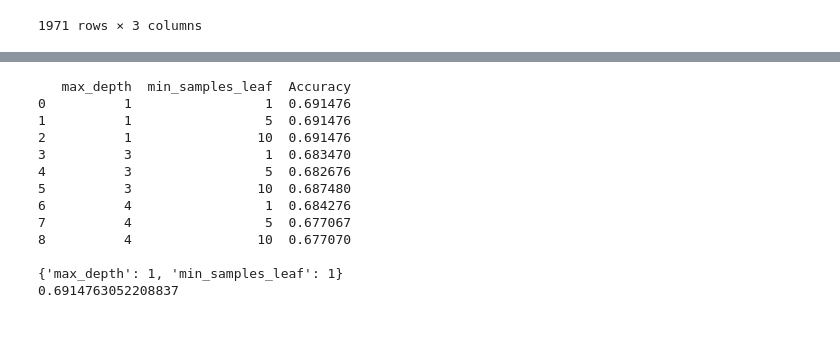
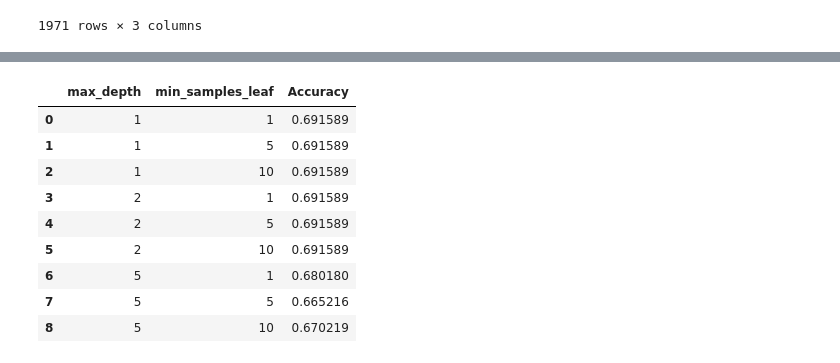
Before and after one commit to Geoff24/Show-Renewal-Prediction, a Jupyter notebook: TV_Shows_Project.ipynb, the cells around one changed output, grey strips where cells are left out. Drawn from its saved outputs; the diff is of its cells as text; code cells hidden in the pictures; blank space fills up the shorter version.

```diff
--- a/TV_Shows_Project.ipynb
+++ b/TV_Shows_Project.ipynb
@@ -85,29 +66,24 @@ print(accuracy_score(y_test, yp))
 # %%
-from sklearn.model_selection import GridSearchCV
-import pandas as pd
+tree = DecisionTreeClassifier()
 
-search_space = {
+params = {
     "min_samples_leaf" : [1, 5, 10],
-    "max_depth" : [1, 3, 4]
+    "max_depth" : [1, 2, 5]
 }
 
-gridSearch = GridSearchCV(tree, search_space)
+gridSearch = GridSearchCV(tree, params)
 gridSearch.fit(x_train, y_train)
 
-print(pd.concat([pd.DataFrame(gridSearch.cv_results_["params"]), pd.DataFrame(gridSearch.cv_results_["mean_test_score"], columns=["Accuracy"])],axis=1), "\n")
-print(gridSearch.best_params_)
-print(gridSearch.best_score_)
+a = pd.concat([pd.DataFrame(gridSearch.cv_results_["params"]), pd.DataFrame(gridSearch.cv_results_["mean_test_score"], columns=["Accuracy"])],axis=1)
+a
 # %% [output]
-   max_depth  min_samples_leaf  Accuracy
-0          1                 1  0.691476
-1          1                 5  0.691476
-2          1                10  0.691476
-3          3                 1  0.683470
-4          3                 5  0.682676
-5          3                10  0.687480
-6          4                 1  0.684276
-7          4                 5  0.677067
-8          4                10  0.677070
-
-{'max_depth': 1, 'min_samples_leaf': 1}
-0.6914763052208837
+|  | max_depth | min_samples_leaf | Accuracy |
+| 0 | 1 | 1 | 0.691589 |
+| 1 | 1 | 5 | 0.691589 |
+| 2 | 1 | 10 | 0.691589 |
+| 3 | 2 | 1 | 0.691589 |
+| 4 | 2 | 5 | 0.691589 |
+| 5 | 2 | 10 | 0.691589 |
+| 6 | 5 | 1 | 0.680180 |
+| 7 | 5 | 5 | 0.665216 |
+| 8 | 5 | 10 | 0.670219 |
```
Also changed, not shown: parts of 10 cells of this notebook.
